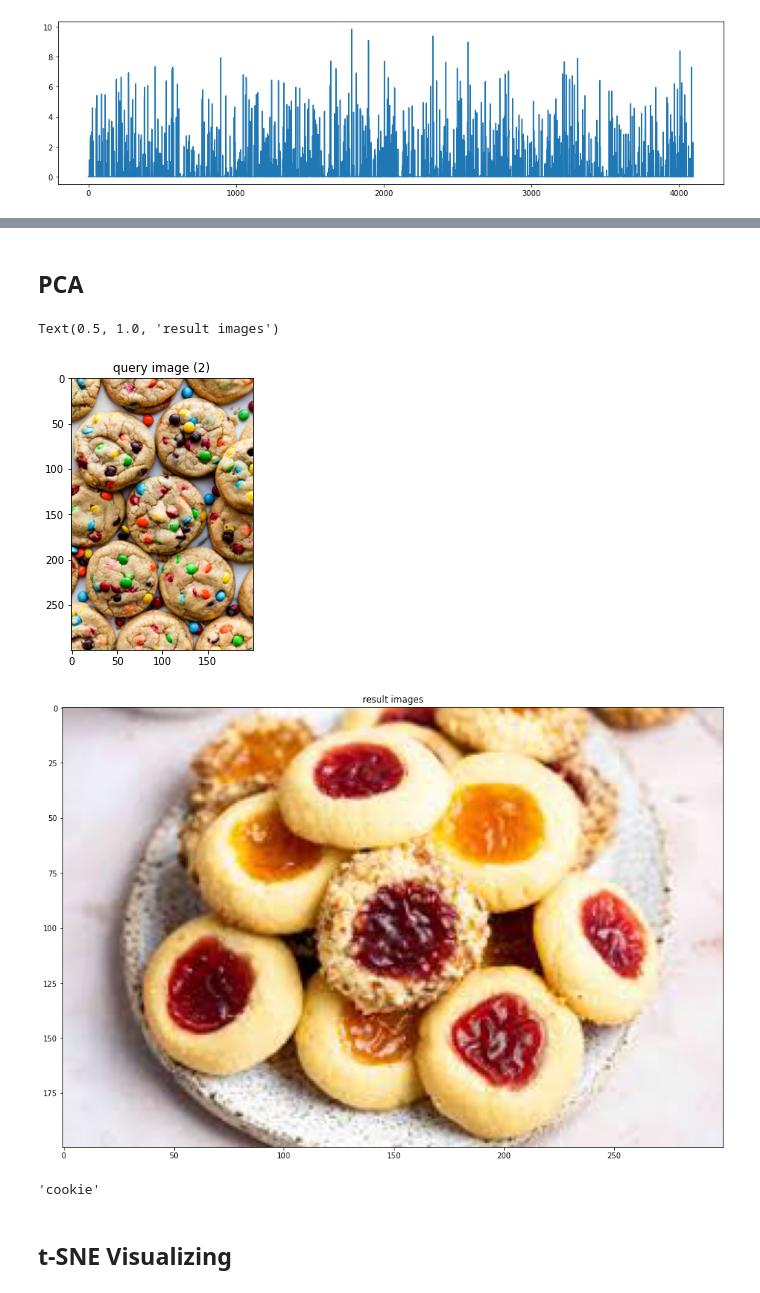
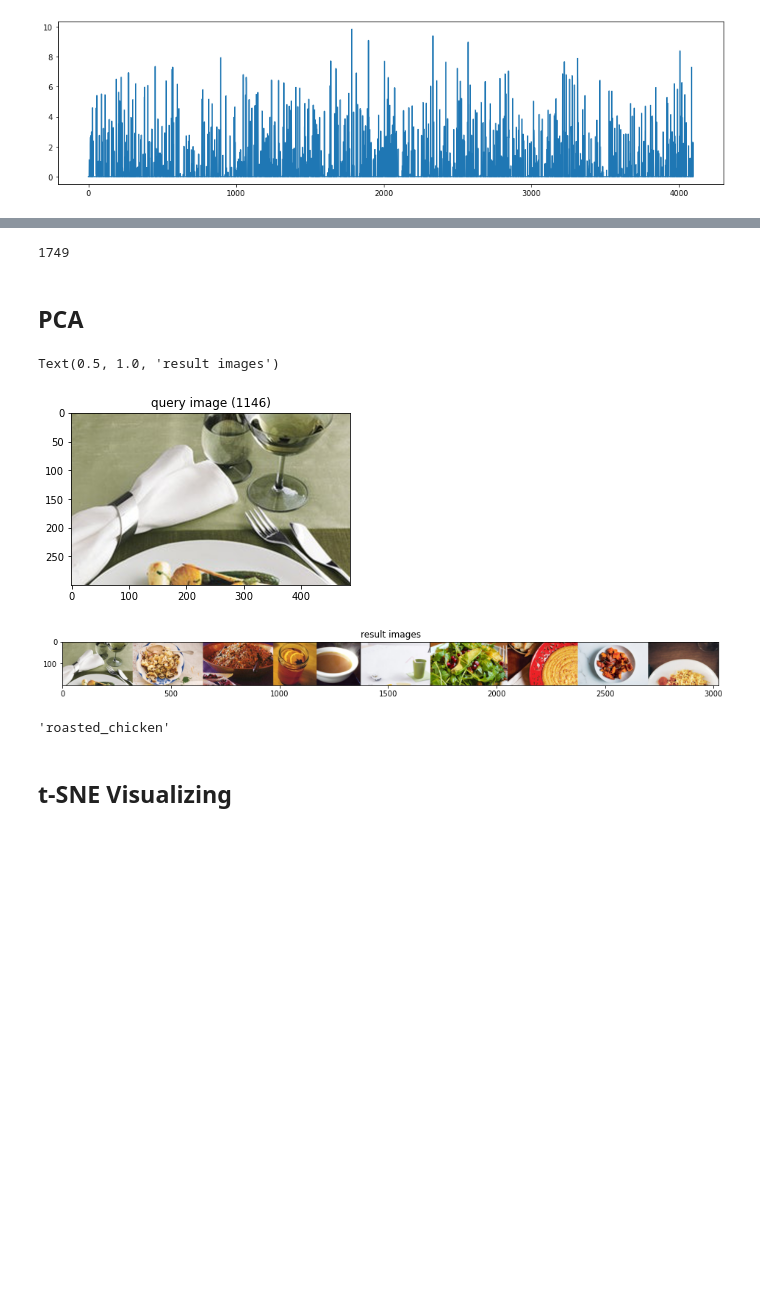
Before and after one commit to ugan9eds/OMCS_CS7643_DL, a Jupyter notebook: code/feature_predictions.ipynb, the cells around one changed output, grey strips where cells are left out. Saved outputs shown, nothing was run; the diff lists cells and outputs as text; code cells hidden in the pictures; blank space fills up the shorter version.

```diff
--- a/code/feature_predictions.ipynb
+++ b/code/feature_predictions.ipynb
@@ -88,7 +86,7 @@ Trainable params: 134,260,544
 Non-trainable params: 0
 _________________________________________________________________
 # %%
-img, x = get_image("C:\\Users\\Nilay\\Documents\\GitHub\\OMCS_CS7643_DL\data\\food_image_test\\burger.jpg")
+img, x = get_image("C:\\Users\\Nilay\\Documents\\GitHub\\OMCS_CS7643_DL\data\\food_image_test\\burger\\burger-1.jpg")
 feat = feat_extractor.predict(x)
 
 matplotlib.pyplot.figure(figsize=(16,4))
@@ -97,8 +95,8 @@ matplotlib.pyplot.show()
 # %% [output]
 [figure]
 # %%
-images_path = 'C:\\Users\\Nilay\\Documents\\GitHub\\OMCS_CS7643_DL\data\\food_image_test\\'
-max_num_images = 6
+images_path = 'C:\\Users\\Nilay\\Documents\\GitHub\\OMCS_CS7643_DL\data\\images\\'
+max_num_images = 80000
 
 images = [os.path.join(dp, f) for dp, dn, filenames in os.walk(images_path) for f in filenames if os.path.splitext(f)[1].lower() in ['.jpg','.png','.jpeg']]
 if max_num_images < len(images):
@@ -119,3 +121,7 @@ images[:10]
+# %%
+len(images)
+# %% [output]
+1749
 # %%
 features = []
 for image_path in tqdm(images):
@@ -126,7 +132,7 @@ for image_path in tqdm(images):
 ## PCA
 # %%
 features = np.array(features)
-pca = PCA(n_components=3)
+pca = PCA(n_components=2)
 pca.fit(features)
 pca_features = pca.transform(features)
 # %%
@@ -145,28 +151,29 @@ def get_concatenated_images(indexes, thumb_height):
     return concat_image
 # %%
 # do a query on a random image
+top_closest_image_to_return = 10
 query_image_idx = int(len(images) * random.random())
-idx_closest = get_closest_images(query_image_idx, 1)
+idx_closest = get_closest_images(query_image_idx, top_closest_image_to_return)
 query_image = get_concatenated_images([query_image_idx], 300)
 results_image = get_concatenated_images(idx_closest, 200)
 
 # display the query image
 matplotlib.pyplot.figure(figsize = (5,5))
 imshow(query_image)
 matplotlib.pyplot.title("query image (%d)" % query_image_idx)
 
 # display the resulting images
 matplotlib.pyplot.figure(figsize = (16,12))
 imshow(results_image)
 matplotlib.pyplot.title("result images")
 # %% [output]
 Text(0.5, 1.0, 'result images')
-[figure, old version]
+[figure, new version]
-[figure, old version]
+[figure, new version]
 # %%
-images[idx_closest[0]].split("\\")[8]
+images[idx_closest[1]].split("\\")[8]
 # %% [output]
-'cookie'
+'roasted_chicken'
 # %% [markdown]
 ## t-SNE Visualizing
 # %%
```
Also changed, not shown: parts of 19 cells of this notebook, 1 other file.
